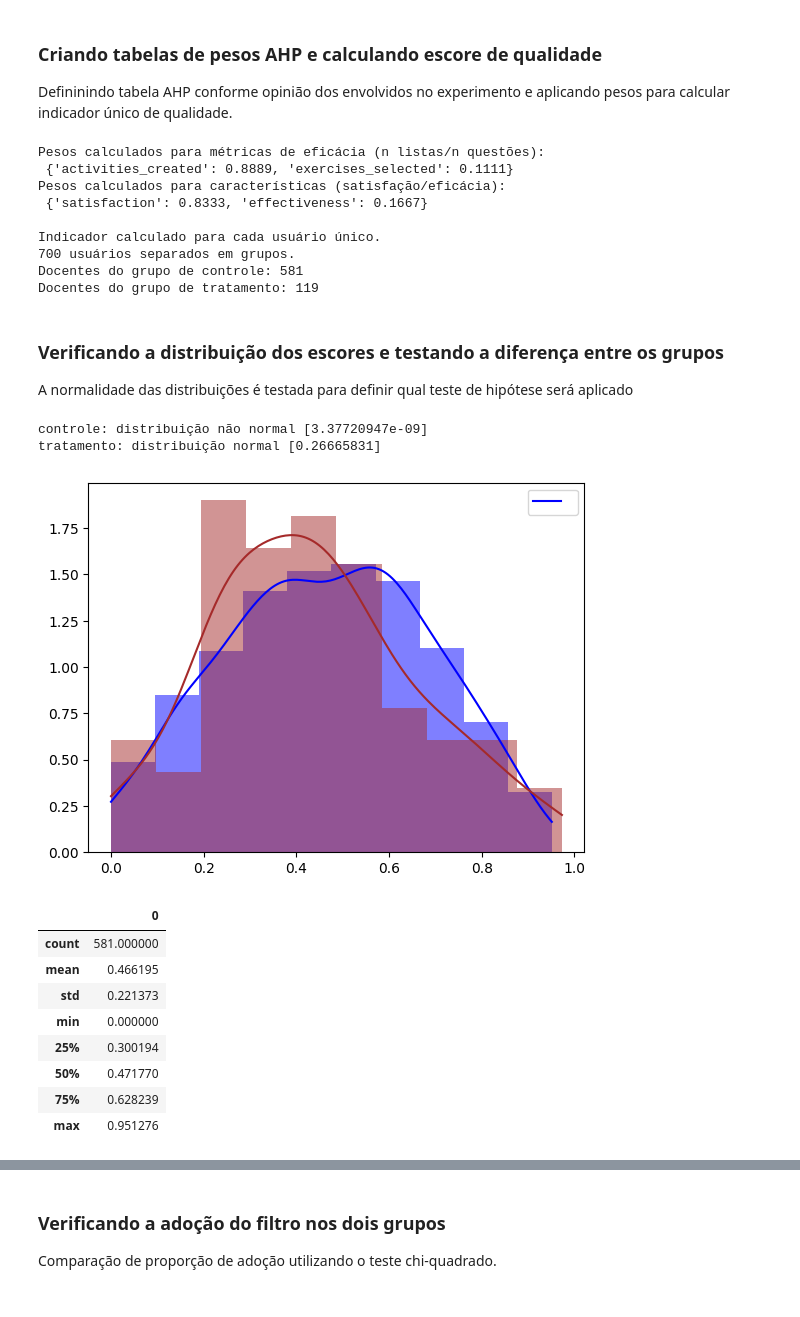
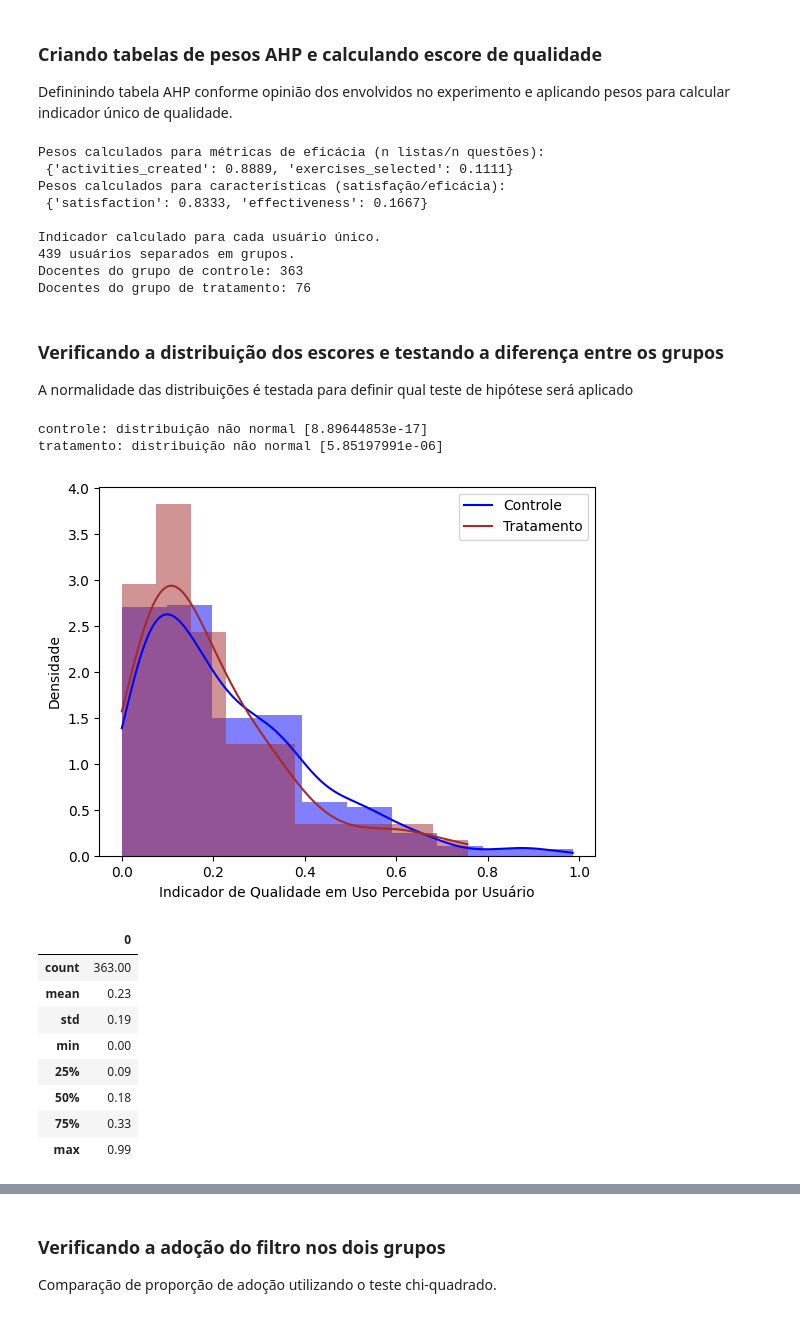
Before and after one commit to senaarth/tcc-notebooks, a Jupyter notebook: experiment.ipynb, the cells around one changed output, grey strips where cells are left out. Cells and saved outputs as stored; diff of their text form; code cells hidden in the pictures.

Commit message:
Ajustes revisão final

```diff
--- a/experiment.ipynb
+++ b/experiment.ipynb
@@ -52,8 +52,9 @@ def get_events_from_file(file_name):
 
 def get_beta_testers_ids():
     users_ids = []
+    file_name = "beta_testers_ids.private.txt" if api_secret else "beta_testers_ids.masked.txt"
 
-    with open('beta_testers_ids.masked.txt', mode='r') as file:
+    with open(file_name, mode='r') as file:
         reader = csv.reader(file)
         for row in reader:
             users_ids.append(row[0])
@@ -75,14 +76,14 @@ Buscando por eventos de filtros e criação de atividades no período
 filters_results = parse_api_data(
     request_events(
         from_date="2024-11-05",
-        to_date="2024-12-03",
+        to_date="2024-11-18",
         events=["Activity Exercise Bank - Filtered Exercises"],
     )
 ) if api_secret else get_events_from_file("filters_events_experiment.masked.json")
 hw_results = parse_api_data(
     request_events(
         from_date="2024-11-05",
-        to_date="2024-12-03",
+        to_date="2024-11-18",
         events=["Homework Scheduled"],
     )
 ) if api_secret else get_events_from_file("homework_events_experiment.masked.json")
@@ -97,6 +98,8 @@ Nº de eventos de criação de atividades: 50005
 
 Salvando valores das métricas de interesse para cada usuário único
 # %%
+unique_user_ids_found = set();
+
 final_metrics_for_each_user = {
     "treatment": {},
     "control": {},
@@ -109,6 +112,8 @@ for event in filters_results:
 
     if not user_id:
         continue
+
+    unique_user_ids_found.add(user_id)
 
     group = "treatment" if user_id in beta_testers_ids else "control"
     user_metrics = final_metrics_for_each_user[group].get(user_id)
@@ -170,6 +175,7 @@ for group in final_metrics_for_each_user.keys():
             if not final_metrics_for_each_user[group][user_id].get(metric_key):
                 final_metrics_for_each_user[group][user_id][metric_key] = 0
 
+print('Usuários únicos', len(list(unique_user_ids_found)))
 print('Métricas guardadas,', ct_count + trt_count, 'docentes computados.')
 print(ct_count, 'do grupo de controle.')
 print(trt_count, 'do grupo de tratamento.')
@@ -497,7 +504,9 @@ print(stats.skew(trt_exs_df))
 # %%
+import numpy as np
+
 def normalize_metrics(data, all_metrics_dict):
     """
-    Normaliza todas as métricas numéricas do dicionário para o intervalo [0,1] usando a transformação Box-Cox.
+    Normaliza todas as métricas numéricas do dicionário para o intervalo [0,1] usando a normalização Min-Max.
 
     Parâmetros:
     - data (dict): Dicionário onde as chaves são IDs e os valores são dicionários com métricas.
@@ -506,7 +515,6 @@ def normalize_metrics(data, all_metrics_dict):
     Retorno:
     - dict: Novo dicionário com as métricas normalizadas.
     """
-
     normalized_data = data.copy()
 
     for user_id in normalized_data.keys():
@@ -516,21 +524,16 @@ def normalize_metrics(data, all_metrics_dict):
         for metric_key in ['activities_created', 'exercises_selected', 'filter_uses']:
             all_values = np.array(all_metrics_dict[metric_key])
 
-            # Ajuste para garantir que os valores sejam positivos
-            shift_value = abs(min(all_values)) + 1 if min(all_values) <= 0 else 0
-            all_values_shifted = all_values + shift_value
+            # Normalização Min-Max
+            min_val = np.min(all_values)
+            max_val = np.max(all_values)
 
-            # Aplicando Box-Cox
-            transformed_values, lambda_value = stats.boxcox(all_values_shifted)
+            if max_val == min_val:  # Evita divisão por zero
+                normalized_value = 0.5  # Define um valor padrão caso não haja variação
+            else:
+                normalized_value = (normalized_data[user_id][metric_key] - min_val) / (max_val - min_val)
 
-            # Normalização Min-Max
-            min_val = min(transformed_values)
-            max_val = max(transformed_values)
-
-            user_value_shifted = normalized_data[user_id][metric_key] + shift_value
-            user_value_transformed = (stats.boxcox([user_value_shifted], lambda_value)[0] - min_val) / (max_val - min_val)
-
-            normalized_data[user_id][f"normalized_{metric_key}"] = user_value_transformed
+            normalized_data[user_id][f"normalized_{metric_key}"] = normalized_value
 
     return normalized_data
 
@@ -667,9 +670,9 @@ Pesos calculados para características (satisfação/eficácia):
  {'satisfaction': 0.8333, 'effectiveness': 0.1667}
 
 Indicador calculado para cada usuário único.
-700 usuários separados em grupos.
-Docentes do grupo de controle: 581
-Docentes do grupo de tratamento: 119
+439 usuários separados em grupos.
+Docentes do grupo de controle: 363
+Docentes do grupo de tratamento: 76
 # %% [markdown]
 ### Verificando a distribuição dos escores e testando a diferença entre os grupos
 
@@ -677,48 +680,48 @@ A normalidade das distribuições é testada para definir qual teste de hipótes
 # %%
 ct_scores_df = pd.DataFrame(scores_by_group["control"])
 trt_scores_df = pd.DataFrame(scores_by_group["treatment"])
 
 # ----------- TESTES DE NORMALIDADE -------------
 
 scores_ct_stat, scores_ct_p_value = stats.normaltest(ct_scores_df)
 scores_trt_stat, scores_trt_p_value = stats.normaltest(trt_scores_df)
 
 if scores_ct_p_value > 0.05:
     print("controle: distribuição normal", scores_ct_p_value)
 else:
     print("controle: distribuição não normal", scores_ct_p_value)
 
 if scores_trt_p_value > 0.05:
     print("tratamento: distribuição normal", scores_trt_p_value)
 else:
     print("tratamento: distribuição não normal", scores_trt_p_value)
 
 # ------------------------------------------------
 
 
 sns.histplot(ct_scores_df[0], kde=True, color='blue', label='', bins=10, stat='density', linewidth=0)
 sns.histplot(trt_scores_df[0], kde=True, color='brown', label='', bins=10, stat='density', linewidth=0)
 
 plt.title('')
-plt.xlabel('')
-plt.ylabel('')
-plt.legend([''])
+plt.ylabel('Densidade')
+plt.xlabel('Indicador de Qualidade em Uso Percebida por Usuário')
+plt.legend(['Controle', 'Tratamento'])
 
 plt.show()
 # %% [output]
-controle: distribuição não normal [3.37720947e-09]
-tratamento: distribuição normal [0.26665831]
+controle: distribuição não normal [8.89644853e-17]
+tratamento: distribuição não normal [5.85197991e-06]
-[figure, old version]
+[figure, new version]
 # %%
-ct_scores_df.describe()
+ct_scores_df.describe().round(2)
 # %% [output]
 |  | 0 |
-| count | 581.000000 |
-| mean | 0.466195 |
-| std | 0.221373 |
-| min | 0.000000 |
-| 25% | 0.300194 |
-| 50% | 0.471770 |
-| 75% | 0.628239 |
-| max | 0.951276 |
+| count | 363.00 |
+| mean | 0.23 |
+| std | 0.19 |
+| min | 0.00 |
+| 25% | 0.09 |
+| 50% | 0.18 |
+| 75% | 0.33 |
+| max | 0.99 |
 # %%
```
Also changed, not shown: parts of 31 cells of this notebook.
